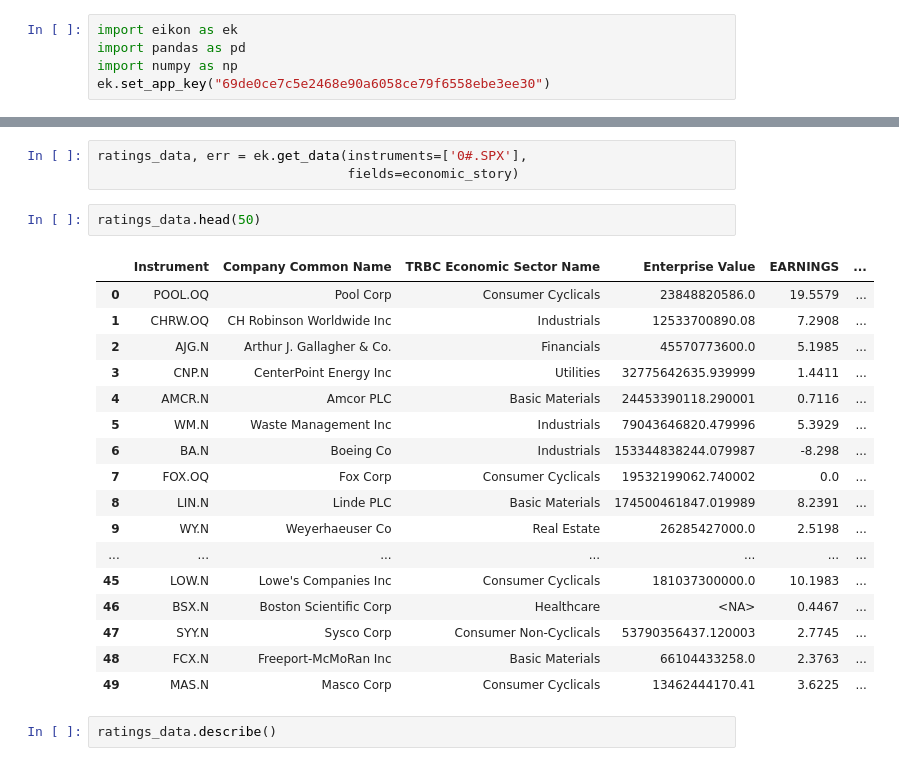
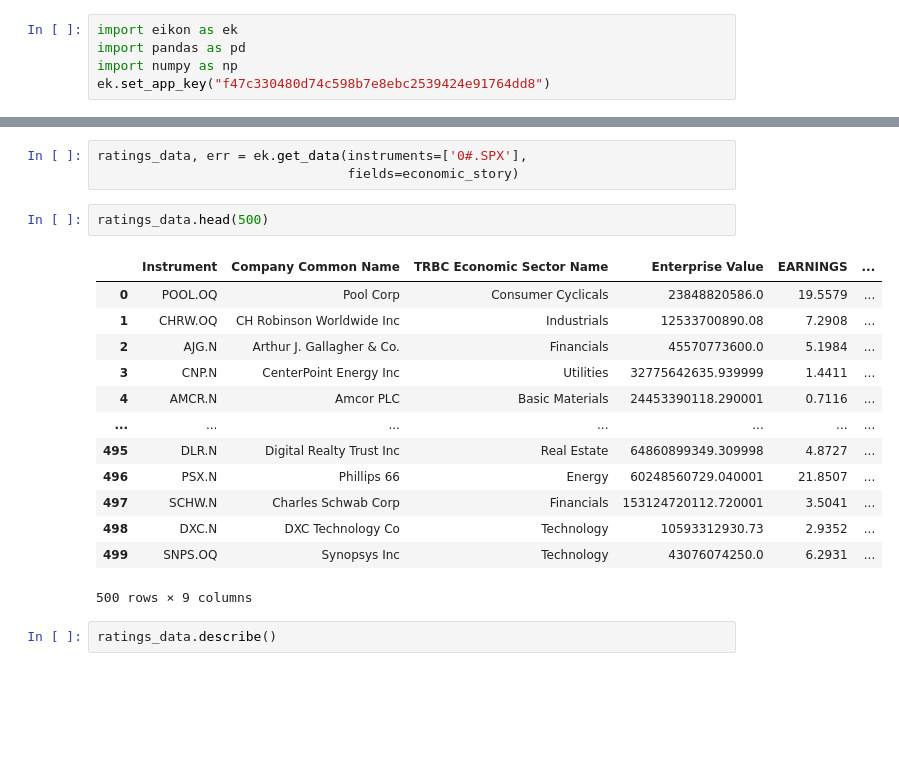
Before and after one commit to yummypugs/GSFM_AnalystForecasts, a Jupyter notebook: Ginevra/Ginevra_Eikon.ipynb, the cells around one changed output, grey strips where cells are left out. Saved outputs shown, nothing was run; the diff lists cells and outputs as text; blank space fills up the shorter version.

```diff
--- a/Ginevra/Ginevra_Eikon.ipynb
+++ b/Ginevra/Ginevra_Eikon.ipynb
@@ -2,7 +2,7 @@
 import eikon as ek
 import pandas as pd
 import numpy as np
-ek.set_app_key("69de0ce7c5e2468e90a6058ce79f6558ebe3ee30")
+ek.set_app_key("f47c330480d74c598b7e8ebc2539424e91764dd8")
 # %%
 # df = ek.get_timeseries(["MSFT.O"],
 #                        start_date="2016-01-01",
@@ -48,25 +48,21 @@ economic_story = ["TR.CommonName", "TR.TRBCEconomicSector", "TR.F.EV", "EARNINGS
 ratings_data, err = ek.get_data(instruments=['0#.SPX'],
                                 fields=economic_story)
 # %%
-ratings_data.head(50)
+ratings_data.head(500)
 # %% [output]
 |  | Instrument | Company Common Name | TRBC Economic Sector Name | Enterprise Value | EARNINGS | ... |
 | 0 | POOL.OQ | Pool Corp | Consumer Cyclicals | 23848820586.0 | 19.5579 | ... |
 | 1 | CHRW.OQ | CH Robinson Worldwide Inc | Industrials | 12533700890.08 | 7.2908 | ... |
-| 2 | AJG.N | Arthur J. Gallagher & Co. | Financials | 45570773600.0 | 5.1985 | ... |
+| 2 | AJG.N | Arthur J. Gallagher & Co. | Financials | 45570773600.0 | 5.1984 | ... |
 | 3 | CNP.N | CenterPoint Energy Inc | Utilities | 32775642635.939999 | 1.4411 | ... |
 | 4 | AMCR.N | Amcor PLC | Basic Materials | 24453390118.290001 | 0.7116 | ... |
-| 5 | WM.N | Waste Management Inc | Industrials | 79043646820.479996 | 5.3929 | ... |
-| 6 | BA.N | Boeing Co | Industrials | 153344838244.079987 | -8.298 | ... |
-| 7 | FOX.OQ | Fox Corp | Consumer Cyclicals | 19532199062.740002 | 0.0 | ... |
-| 8 | LIN.N | Linde PLC | Basic Materials | 174500461847.019989 | 8.2391 | ... |
-| 9 | WY.N | Weyerhaeuser Co | Real Estate | 26285427000.0 | 2.5198 | ... |
 | ... | ... | ... | ... | ... | ... | ... |
-| 45 | LOW.N | Lowe's Companies Inc | Consumer Cyclicals | 181037300000.0 | 10.1983 | ... |
-| 46 | BSX.N | Boston Scientific Corp | Healthcare | <NA> | 0.4467 | ... |
-| 47 | SYY.N | Sysco Corp | Consumer Non-Cyclicals | 53790356437.120003 | 2.7745 | ... |
-| 48 | FCX.N | Freeport-McMoRan Inc | Basic Materials | 66104433258.0 | 2.3763 | ... |
-| 49 | MAS.N | Masco Corp | Consumer Cyclicals | 13462444170.41 | 3.6225 | ... |
+| 495 | DLR.N | Digital Realty Trust Inc | Real Estate | 64860899349.309998 | 4.8727 | ... |
+| 496 | PSX.N | Phillips 66 | Energy | 60248560729.040001 | 21.8507 | ... |
+| 497 | SCHW.N | Charles Schwab Corp | Financials | 153124720112.720001 | 3.5041 | ... |
+| 498 | DXC.N | DXC Technology Co | Technology | 10593312930.73 | 2.9352 | ... |
+| 499 | SNPS.OQ | Synopsys Inc | Technology | 43076074250.0 | 6.2931 | ... |
+500 rows × 9 columns
 # %%
 ratings_data.describe()
 # %% [output]
```
Also changed, not shown: 3 other files.
